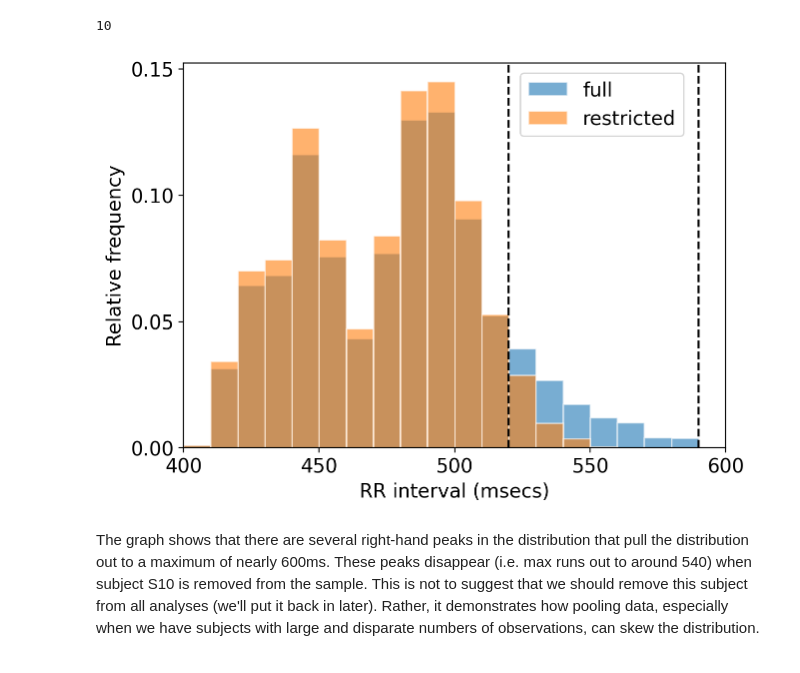
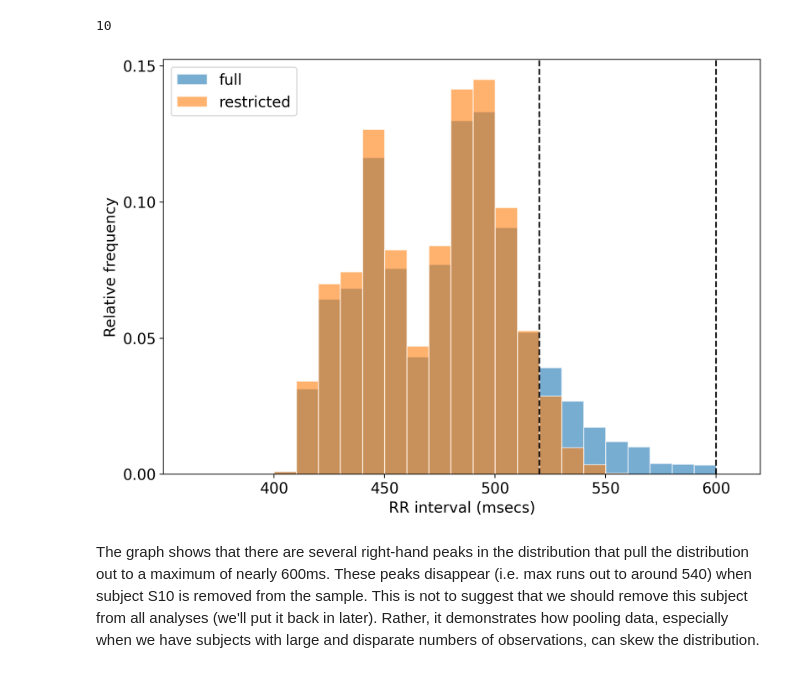
Before and after one commit to emckiernan/physio-analysis, a Jupyter notebook: code/cardioData_fromBaseCode.ipynb, the cells around one changed output. Saved outputs shown, nothing was run; the diff lists cells and outputs as text; code cells hidden in the pictures.

```diff
--- a/code/cardioData_fromBaseCode.ipynb
+++ b/code/cardioData_fromBaseCode.ipynb
@@ -25,7 +25,7 @@ from repeatedMeasures_baseCode import *
 plt.rcParams['axes.labelsize'] = 14 # fontsize for figure labels
 plt.rcParams['font.size'] = 14 # fontsize for figure numbers
 #
-dataPath = '/Users/erin/Manuscripts/inPrep/repeatedMeasures/data/ECGdata/'
+dataPath = '/Users/erin/Manuscripts/inPrep/repeatedMeasures/forRepo/data/human-ECG/'
 # %%
 # run following code if you want figures centered, or comment out for default left-aligned
 from IPython.core.display import HTML
@@ -383,24 +428,24 @@ print(len(myList))
 pooledAct_minus=sum(myList,[])
 # %%
 # plot overlapping histograms to compare the two groups with pooled observations
-plt.figure(figsize=(7,5))
-plt.hist(RRs_act,weights=np.zeros_like(RRs_act) + 1. / RRs_act.size,bins=np.arange(350,600,10),align='mid',fill=bool,\
+plt.figure(figsize=(10,7))
+plt.hist(RRs_act,weights=np.zeros_like(RRs_act) + 1. / RRs_act.size,bins=np.arange(340,620,10),align='mid',fill=bool,\
          linewidth=1.0,edgecolor='white',label='full',alpha=0.6)
-plt.hist(pooledAct_minus,weights=np.zeros_like(pooledAct_minus) + 1. / len(pooledAct_minus),bins=np.arange(350,600,10),align='mid',fill=bool,\
+plt.hist(pooledAct_minus,weights=np.zeros_like(pooledAct_minus) + 1. / len(pooledAct_minus),bins=np.arange(340,620,10),align='mid',fill=bool,\
          linewidth=1.0,edgecolor='white',label='restricted',alpha=0.6)
 plt.axvline(x=5,color='k',ls='--')
 plt.axvline(x=8,color='k',ls='--')
 plt.legend()
-plt.xlim(400,600)
+plt.xlim(350,620)
 plt.xticks(np.arange(400,601, step=50))
 plt.yticks(np.arange(0,0.17, step=0.05))
 plt.axvline(x=520,color='k',ls='--')
-plt.axvline(x=590,color='k',ls='--')
+plt.axvline(x=600,color='k',ls='--')
 plt.xlabel('RR interval (msecs)')
 plt.ylabel('Relative frequency');
-plt.legend(loc='upper right',bbox_to_anchor=(0.94,1.0));
+plt.legend(loc='upper left');#bbox_to_anchor=(0.94,1.0));
 # %% [output]
-[figure, old version]
+[figure, new version]
 # %% [markdown]
 The graph shows that there are several right-hand peaks in the distribution that pull the distribution out to a maximum of nearly 600ms. These peaks disappear (i.e. max runs out to around 540) when subject S10 is removed from the sample. This is not to suggest that we should remove this subject from all analyses (we'll put it back in later). Rather, it demonstrates how pooling data, especially when we have subjects with large and disparate numbers of observations, can skew the distribution.
 # %% [markdown]
```
Also changed, not shown: parts of 7 cells of this notebook.
